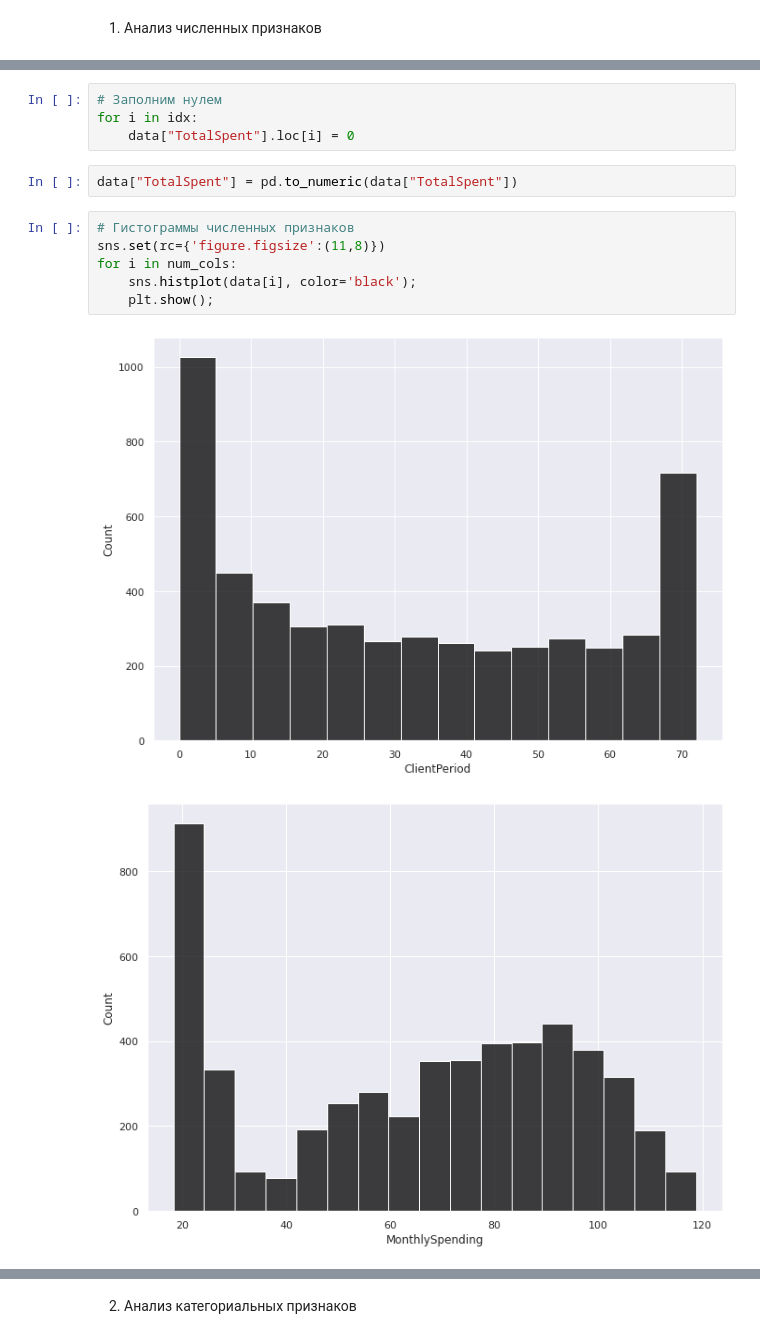
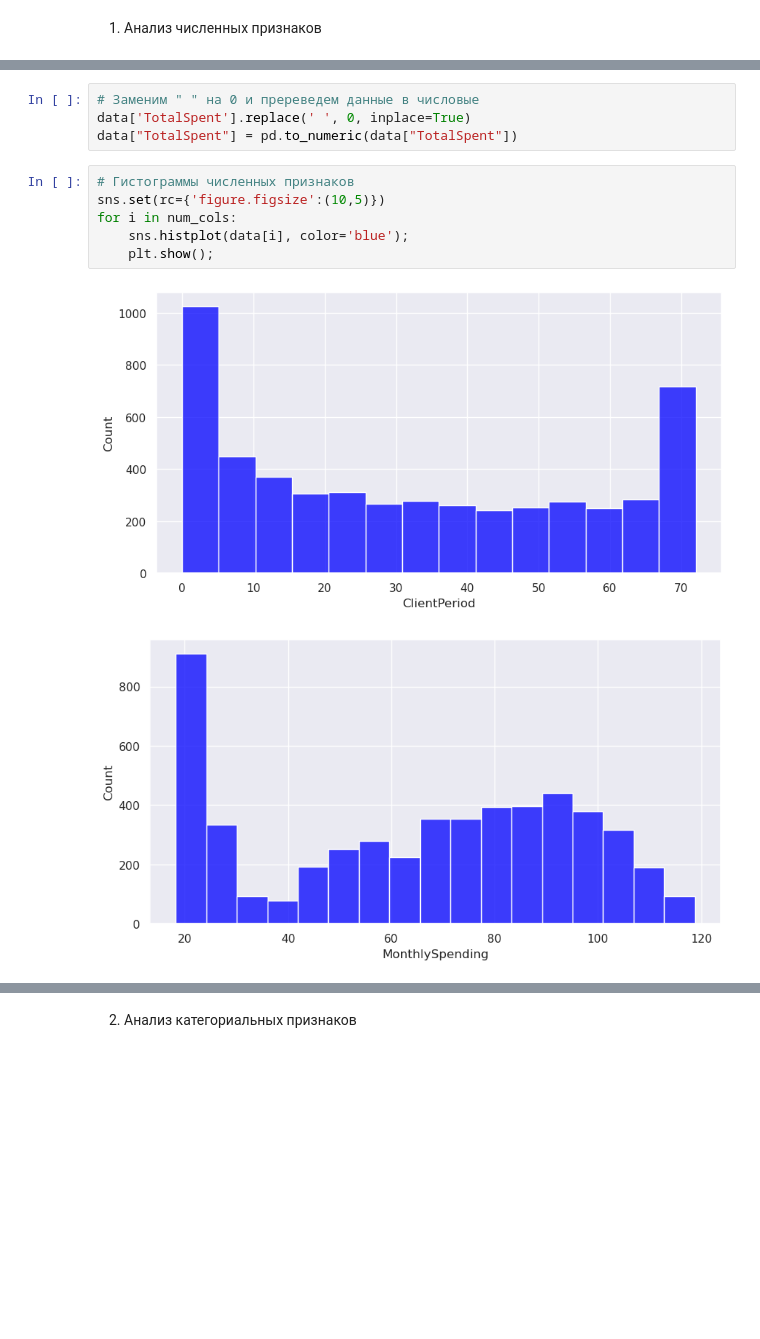
Before and after one commit to emparaeva/DLS-2022, a Jupyter notebook: Base/8.Kaggle/1. Отток клиентов/Мое решение.ipynb, the cells around one changed output, grey strips where cells are left out. Saved outputs shown, nothing was run; the diff lists cells and outputs as text; blank space fills up the shorter version.

```diff
--- a/Base/8.Kaggle/1. Отток клиентов/Мое решение.ipynb
+++ b/Base/8.Kaggle/1. Отток клиентов/Мое решение.ipynb
@@ -157,15 +162,13 @@ data["TotalSpent"].loc[idx[1]]
-# %%
-# Заполним нулем
-for i in idx:
-    data["TotalSpent"].loc[i] = 0
-# %%
-data["TotalSpent"] = pd.to_numeric(data["TotalSpent"])
+# %%
+# Заменим " " на 0 и пререведем данные в числовые
+data['TotalSpent'].replace(' ', 0, inplace=True)
+data["TotalSpent"] = pd.to_numeric(data["TotalSpent"])
 # %%
 # Гистограммы численных признаков
-sns.set(rc={'figure.figsize':(11,8)})
+sns.set(rc={'figure.figsize':(10,5)})
 for i in num_cols:
-    sns.histplot(data[i], color='black');
+    sns.histplot(data[i], color='blue');
     plt.show();
 # %% [output]
-[figure, old version]
+[figure, new version]
-[figure, old version]
+[figure, new version]
```
Also changed, not shown: parts of 19 cells of this notebook.
